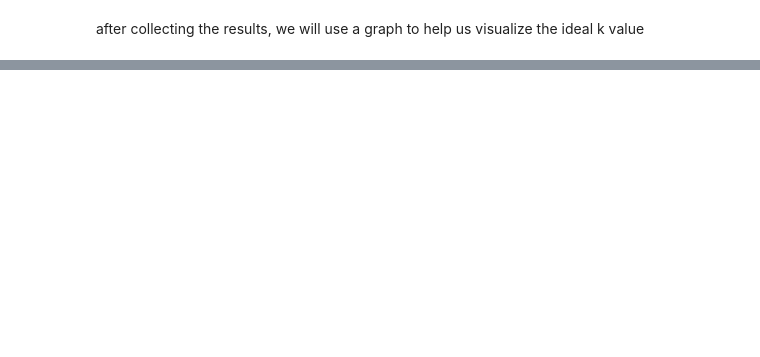
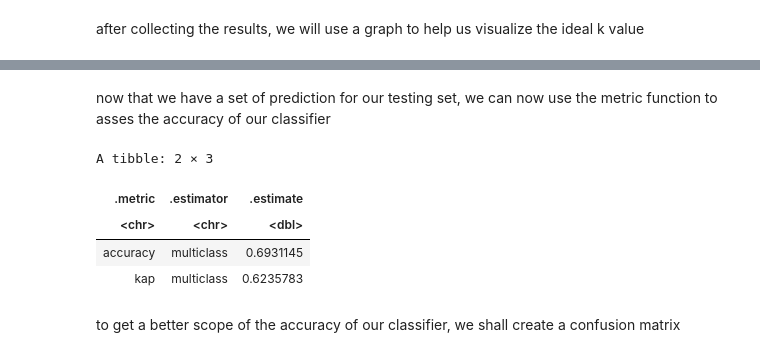
Before and after one commit to DaffyDiamond/DSCI-100-Group-30, a Jupyter notebook: Group project report.ipynb, the cells around one changed output, grey strips where cells are left out. Cells and saved outputs as stored; diff of their text form; code cells hidden in the pictures; blank space fills up the shorter version.

```diff
--- a/Group project report.ipynb
+++ b/Group project report.ipynb
@@ -184,0 +226,15 @@ To creat the workflow we will need to scale the data, due to the unbalanced prop
+# %% [markdown]
+now that we have a set of prediction for our testing set, we can now use the metric function to asses
+the accuracy of our classifier
+# %%
+waether_prediction_accuracy <- weather_test_predictions |>
+        metrics(truth = weather, estimate = .pred_class)
+waether_prediction_accuracy
+# %% [output]
+A tibble: 2 × 3
+| .metric | .estimator | .estimate |
+| <chr> | <chr> | <dbl> |
+| accuracy | multiclass | 0.6931145 |
+| kap | multiclass | 0.6235783 |
+# %% [markdown]
+to get a better scope of the accuracy of our classifier, we shall create a confusion matrix
```
Also changed, not shown: parts of 12 cells of this notebook.
